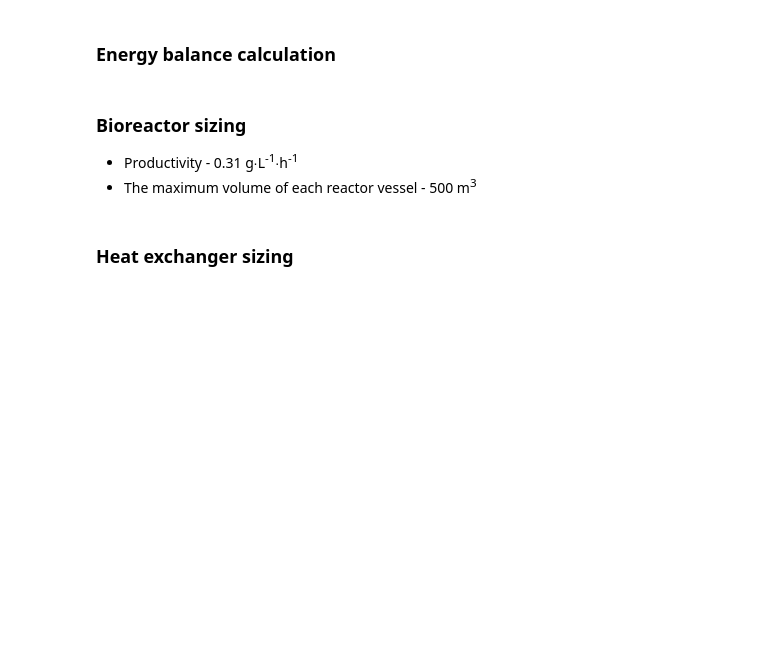
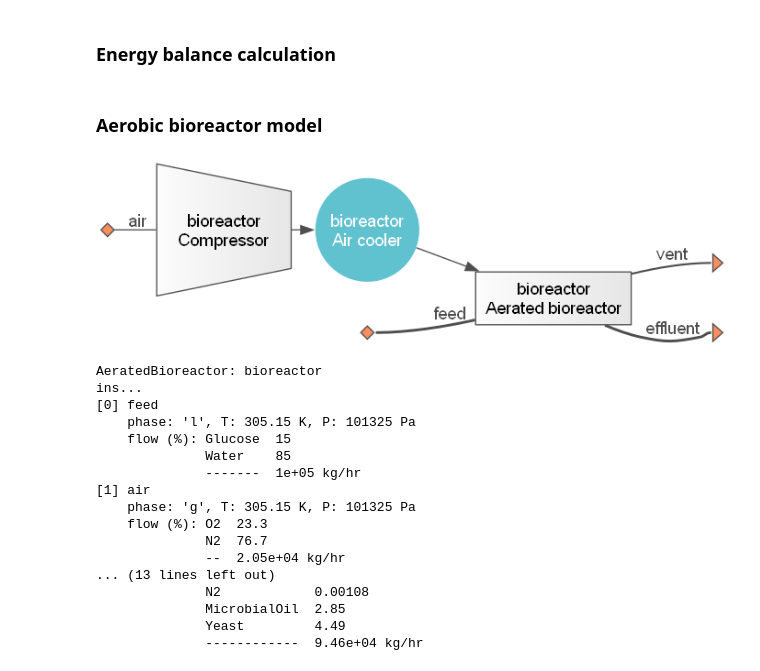
Before and after one commit to BioSTEAMDevelopmentGroup/How2STEAM, a Jupyter notebook: case_studies/Bioreactor_modeling.ipynb, the cells around one changed output. Drawn from its saved outputs; the diff is of its cells as text; code cells hidden in the pictures; blank space fills up the shorter version.

```diff
--- a/case_studies/Bioreactor_modeling.ipynb
+++ b/case_studies/Bioreactor_modeling.ipynb
@@ -568,5 +672,0 @@ dilution_water.imol['Water']
-# %% [markdown]
-### Bioreactor sizing
-
-* Productivity - 0.31 g∙L<sup>-1</sup>∙h<sup>-1</sup>
-* The maximum volume of each reactor vessel - 500 m<sup>3</sup>
@@ -576,2 +673,44 @@ productivity = 0.31 # [g / L / h]
-# %% [markdown]
-### Heat exchanger sizing
+# %% [markdown]
+### Aerobic bioreactor model
+# %%
+bioreactor = bst.AeratedBioreactor(
+    ins=feed,
+    outs=('vent', 'effluent'),
+    reactions=fermentation,
+    T=T_operation,
+    V_wf=f,
+    V_max=V_max,
+    tau=tau_reaction,
+    tau_0=tau_cleanup,
+    loading_time=tau_loading,
+    length_to_diameter=R,
+    method='Riet', # Name of method; Alternatively, 'Dewes' for bubble columns
+    design='Stirred tank',  # Reactor type; Alternatively, 'Bubble column'
+    heat_exchanger_configuration='jacketed',
+    kW_per_m3=kW_per_m3,
+    # Option to adjust both compressor and agitation power
+    # to minimize the sum of both, yet still meet mass tranfer requirement
+    optimize_power=False,
+)
+bioreactor.simulate()
+bioreactor.diagram(format='png')
+bioreactor.show('cwt')
+# %% [output]
+[figure, added]
+AeratedBioreactor: bioreactor
+ins...
+[0] feed
+    phase: 'l', T: 305.15 K, P: 101325 Pa
+    flow (%): Glucose  15
+              Water    85
+              -------  1e+05 kg/hr
+[1] air
+    phase: 'g', T: 305.15 K, P: 101325 Pa
+    flow (%): O2  23.3
+              N2  76.7
+              --  2.05e+04 kg/hr
+... (13 lines left out)
+              N2            0.00108
+              MicrobialOil  2.85
+              Yeast         4.49
+              ------------  9.46e+04 kg/hr
```
Also changed, not shown: parts of 12 cells of this notebook, 1 other file.
